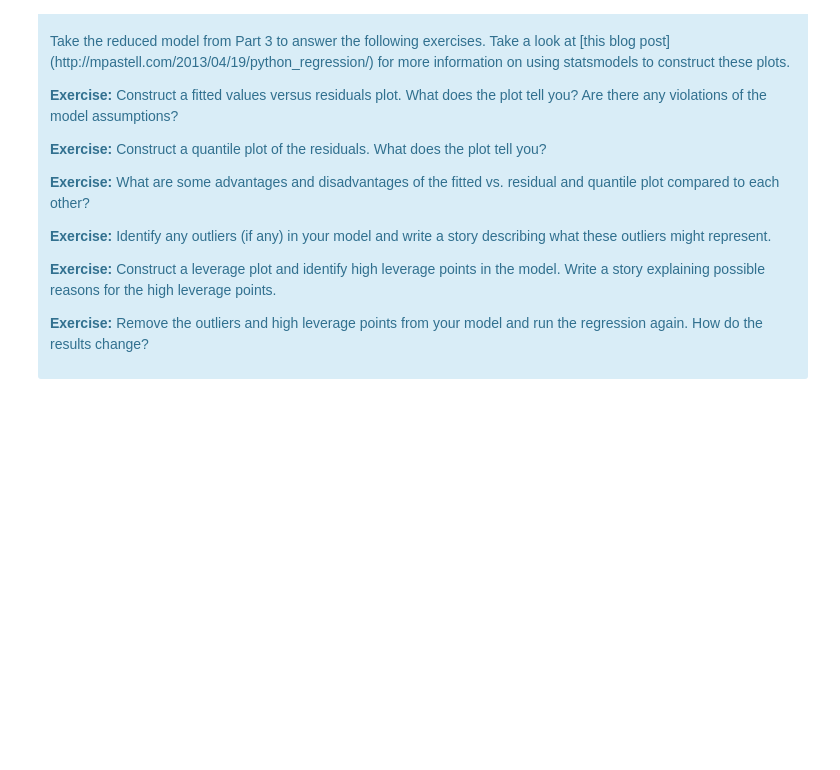
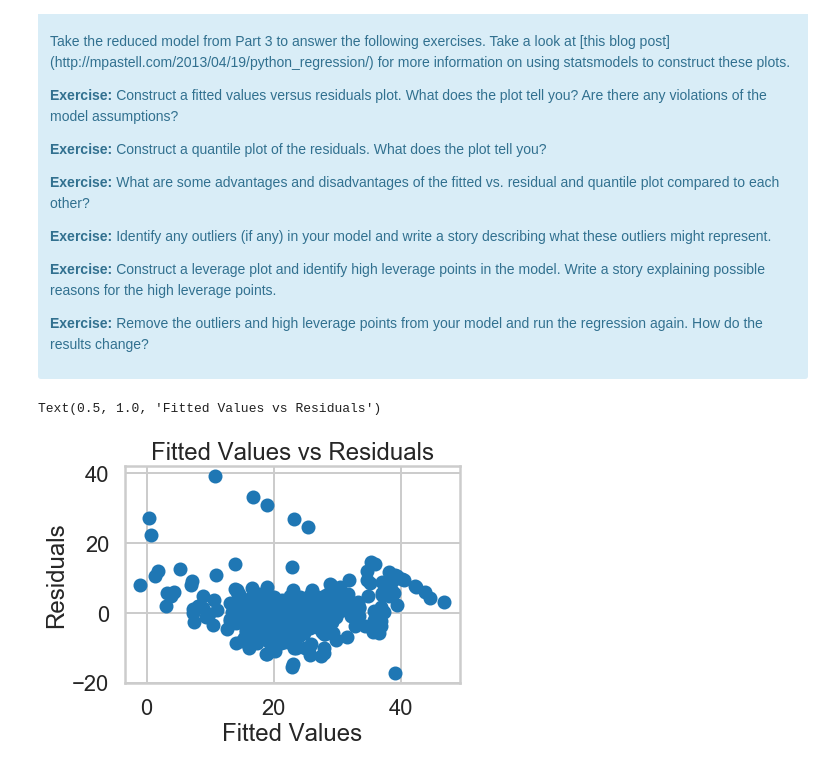
Before and after one commit to thabanenm/Springboard, a Jupyter notebook: Mini_Project_Linear_Regression.ipynb, the cells around one changed output. Saved outputs shown, nothing was run; the diff lists cells and outputs as text; code cells hidden in the pictures; blank space fills up the shorter version.

```diff
--- a/Mini_Project_Linear_Regression.ipynb
+++ b/Mini_Project_Linear_Regression.ipynb
@@ -743,0 +766,4 @@ lm_1 = lm.fit(X_1, bos.PRICE)
+# %%
+# your turn
+m_2 = ols('PRICE ~ CRIM + RM + PTRATIO',bos).fit()
+print(m_2.summary())
@@ -822,0 +886,11 @@ There are some other issues that are important investigate with linear regressio
+# %%
+# Your turn.
+fitted_values = m_2.fittedvalues
+residuals = m_2.resid
+plt.scatter(fitted_values, residuals)
+plt.xlabel("Fitted Values")
+plt.ylabel("Residuals")
+plt.title("Fitted Values vs Residuals")
+# %% [output]
+Text(0.5, 1.0, 'Fitted Values vs Residuals')
+[figure, added]
```
Also changed, not shown: parts of 20 cells of this notebook.
